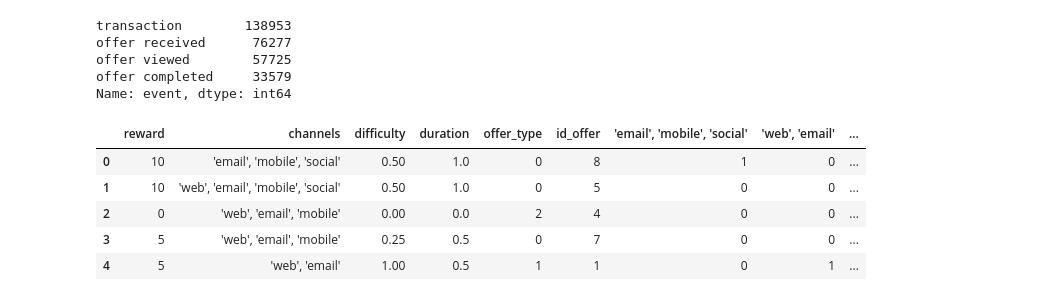
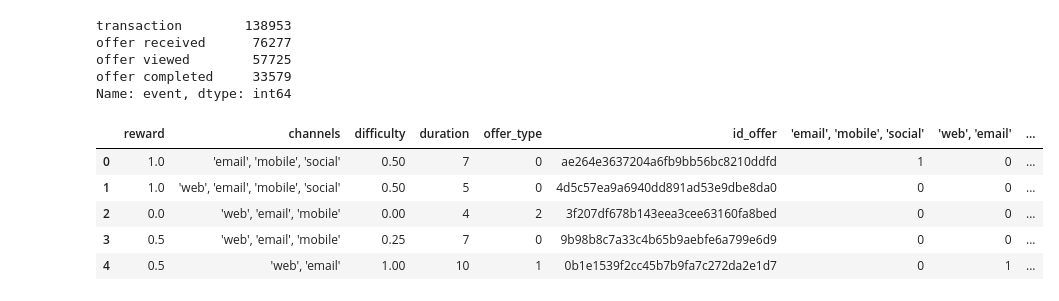
Before and after one commit to PyTcheu/Starbucks_Capstone, a Jupyter notebook: Starbucks_Capstone_notebook-Copy1.ipynb, the cells around one changed output. Saved outputs shown, nothing was run; the diff lists cells and outputs as text; code cells hidden in the pictures.

```diff
--- a/Starbucks_Capstone_notebook-Copy1.ipynb
+++ b/Starbucks_Capstone_notebook-Copy1.ipynb
@@ -248,25 +249,25 @@ Name: event, dtype: int64
 # %%
 ### Portfolio DP
 
-df_port = portfolio.copy()
-df_port = df_port.rename(columns={'id':'id_offer'})
-df_port[['difficulty','duration']] = df_port[['difficulty','reward']].apply(lambda x: (x - x.min()) / (x.max() - x.min()))
-df_port['channels'] = df_port['channels'].astype('str').str.replace('[','').str.replace(']','')
+df_portfolio = portfolio.copy()
+df_portfolio = df_portfolio.rename(columns={'id':'id_offer'})
+#df_portfolio[['difficulty','duration']] = df_portfolio[['difficulty','reward']].apply(lambda x: (x - x.min()) / (x.max() - x.min()))
+df_portfolio['channels'] = df_portfolio['channels'].astype('str').str.replace('[','').str.replace(']','')
 
-oh = pd.get_dummies(df_port['channels'])
-df_port = pd.concat([df_port, oh], axis=1)
+oh = pd.get_dummies(df_portfolio['channels'])
+df_portfolio = pd.concat([df_portfolio, oh], axis=1)
 
-df_port.offer_type = pd.Categorical(df_port.offer_type)
-df_port['offer_type'] = df_port.offer_type.cat.codes
+df_portfolio.offer_type = pd.Categorical(df_portfolio.offer_type)
+df_portfolio['offer_type'] = df_portfolio.offer_type.cat.codes
 
-df_port.id_offer = pd.Categorical(df_port.id_offer)
-df_port['id_offer'] = df_port.id_offer.cat.codes + 1
+scaler = MinMaxScaler()
+df_portfolio[['difficulty','reward']] = scaler.fit_transform(df_portfolio[['difficulty','reward']])
 # %%
-df_port.head()
+df_portfolio.head()
 # %% [output]
 |  | reward | channels | difficulty | duration | offer_type | id_offer | 'email', 'mobile', 'social' | 'web', 'email' | ... |
-| 0 | 10 | 'email', 'mobile', 'social' | 0.50 | 1.0 | 0 | 8 | 1 | 0 | ... |
-| 1 | 10 | 'web', 'email', 'mobile', 'social' | 0.50 | 1.0 | 0 | 5 | 0 | 0 | ... |
-| 2 | 0 | 'web', 'email', 'mobile' | 0.00 | 0.0 | 2 | 4 | 0 | 0 | ... |
-| 3 | 5 | 'web', 'email', 'mobile' | 0.25 | 0.5 | 0 | 7 | 0 | 0 | ... |
-| 4 | 5 | 'web', 'email' | 1.00 | 0.5 | 1 | 1 | 0 | 1 | ... |
+| 0 | 1.0 | 'email', 'mobile', 'social' | 0.50 | 7 | 0 | ae264e3637204a6fb9bb56bc8210ddfd | 1 | 0 | ... |
+| 1 | 1.0 | 'web', 'email', 'mobile', 'social' | 0.50 | 5 | 0 | 4d5c57ea9a6940dd891ad53e9dbe8da0 | 0 | 0 | ... |
+| 2 | 0.0 | 'web', 'email', 'mobile' | 0.00 | 4 | 2 | 3f207df678b143eea3cee63160fa8bed | 0 | 0 | ... |
+| 3 | 0.5 | 'web', 'email', 'mobile' | 0.25 | 7 | 0 | 9b98b8c7a33c4b65b9aebfe6a799e6d9 | 0 | 0 | ... |
+| 4 | 0.5 | 'web', 'email' | 1.00 | 10 | 1 | 0b1e1539f2cc45b7b9fa7c272da2e1d7 | 0 | 1 | ... |
```
Also changed, not shown: parts of 23 cells of this notebook.
